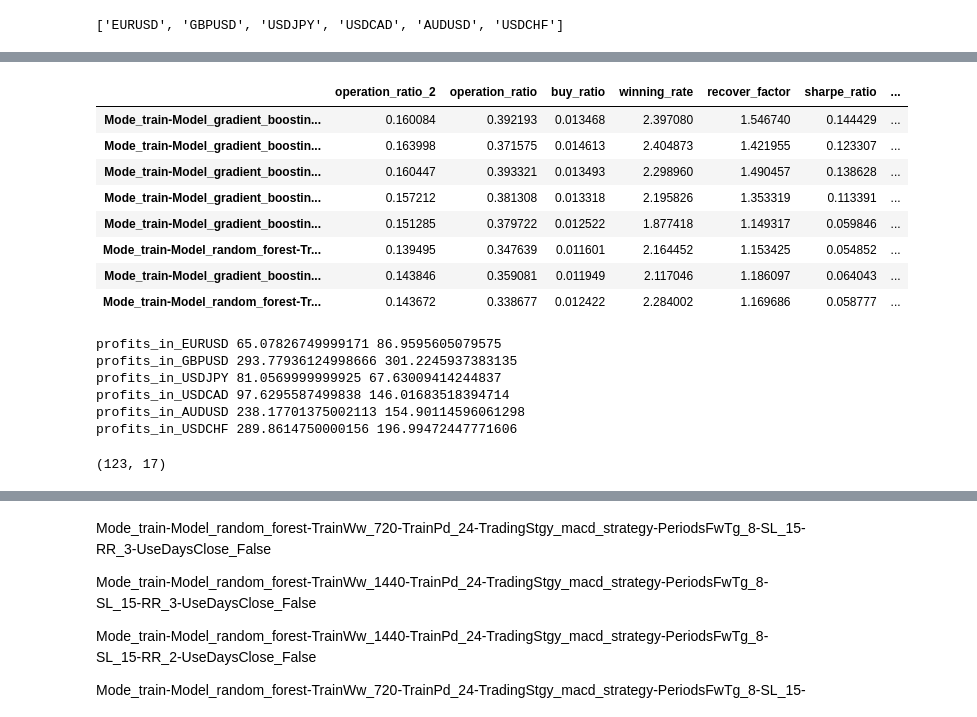
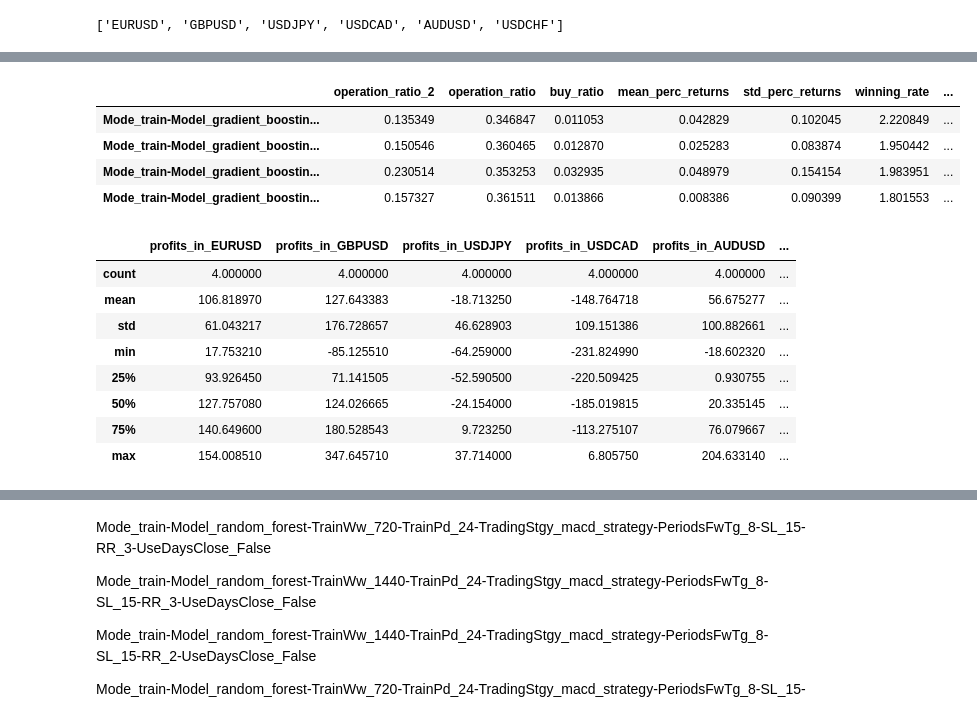
Before and after one commit to SaidJacobo/forex_ml_bot, a Jupyter notebook: see_all_experiments.ipynb, the cells around one changed output, grey strips where cells are left out. Cells and saved outputs as stored; diff of their text form; code cells hidden in the pictures.

```diff
--- a/see_all_experiments.ipynb
+++ b/see_all_experiments.ipynb
@@ -93,5 +101,6 @@ os.listdir('./backbone/data/backtest/experiments')
 # %%
 results_dict = {}
+initial_wallet_value = config['start_money']
 
 for path in os.listdir('./backbone/data/backtest/experiments'):
     if not path.endswith('.csv') and path.startswith('Mode_train'):
@@ -102,7 +111,6 @@ for path in os.listdir('./backbone/data/backtest/experiments'):
             wallet = pd.read_csv(os.path.join('./backbone/data/backtest/experiments', path, 'wallet.csv'))
 
             final_wallet_value = wallet.tail(1).iloc[0]['wallet']
-            initial_wallet_value = 1000
             results_dict[path]['wallet'] = ((final_wallet_value - initial_wallet_value) / initial_wallet_value) * 100
             results_dict[path]['max_drawdown'] = max_drawdown(wallet['wallet'])
         except:
@@ -110,11 +118,17 @@ for path in os.listdir('./backbone/data/backtest/experiments'):
 
         try:
             orders = pd.read_csv(os.path.join('./backbone/data/backtest/experiments', path, 'orders.csv'))
+
+            mean_returns, std_returns = calculate_avg_returns_perc(orders)
+            results_dict[path]['mean_perc_returns'] = mean_returns
+            results_dict[path]['std_perc_returns'] = std_returns
+
+
             results_dict[path]['buys'] = orders[orders['open_time'].notna()].shape[0]
             results_dict[path]['sells'] = orders[orders['close_time'].notna()].shape[0]
 
-            avg_incomes = orders.groupby('ticker')['profit'].sum().mean()
-            results_dict[path]['avg_incomes'] = avg_incomes
+            # avg_incomes = orders.groupby('ticker')['profit'].sum().mean()
+            # results_dict[path]['avg_incomes'] = avg_incomes
             results_dict[path]['good_operations'] = orders[orders['profit'] >= 0].shape[0]
             results_dict[path]['bad_operations'] = orders[orders['profit'] < 0].shape[0]
 
@@ -190,46 +191,44 @@ Index(['wallet', 'max_drawdown', 'buys', 'sells', 'avg_incomes',
        'buy_ratio', 'operation_ratio_2'],
       dtype='object')
 # %%
-results = results[
+positive_results = results[
     [
         'operation_ratio_2',
         'operation_ratio',
         'buy_ratio',
+        'mean_perc_returns',
+        'std_perc_returns',
         'winning_rate',
         'recover_factor',
         'sharpe_ratio',
         'stability_index',
         'max_drawdown',
         'good_operations',
         'bad_operations',
         'wallet',
         'profits_in_EURUSD',
         'profits_in_GBPUSD',
         'profits_in_USDJPY',
         'profits_in_USDCAD',
         'profits_in_AUDUSD',
         'profits_in_USDCHF',
         # 'avg_train_precision',
         # 'avg_test_auc',
     ]
-].sort_values(by=['wallet'], ascending=[False])
+].sort_values(by=['sharpe_ratio'], ascending=[False])
 
-positive_results = results[
-    (results['wallet']>40)
-    & (results['max_drawdown']<=0.25)
-]
+# positive_results = positive_results[
+#     (results['wallet']>100)
+#     & (results['max_drawdown']<=0.16)
+# ]
 
 positive_results
 # %% [output]
-|  | operation_ratio_2 | operation_ratio | buy_ratio | winning_rate | recover_factor | sharpe_ratio | ... |
-| Mode_train-Model_gradient_boostin... | 0.160084 | 0.392193 | 0.013468 | 2.397080 | 1.546740 | 0.144429 | ... |
-| Mode_train-Model_gradient_boostin... | 0.163998 | 0.371575 | 0.014613 | 2.404873 | 1.421955 | 0.123307 | ... |
-| Mode_train-Model_gradient_boostin... | 0.160447 | 0.393321 | 0.013493 | 2.298960 | 1.490457 | 0.138628 | ... |
-| Mode_train-Model_gradient_boostin... | 0.157212 | 0.381308 | 0.013318 | 2.195826 | 1.353319 | 0.113391 | ... |
-| Mode_train-Model_gradient_boostin... | 0.151285 | 0.379722 | 0.012522 | 1.877418 | 1.149317 | 0.059846 | ... |
-| Mode_train-Model_random_forest-Tr... | 0.139495 | 0.347639 | 0.011601 | 2.164452 | 1.153425 | 0.054852 | ... |
-| Mode_train-Model_gradient_boostin... | 0.143846 | 0.359081 | 0.011949 | 2.117046 | 1.186097 | 0.064043 | ... |
-| Mode_train-Model_random_forest-Tr... | 0.143672 | 0.338677 | 0.012422 | 2.284002 | 1.169686 | 0.058777 | ... |
+|  | operation_ratio_2 | operation_ratio | buy_ratio | mean_perc_returns | std_perc_returns | winning_rate | ... |
+| Mode_train-Model_gradient_boostin... | 0.135349 | 0.346847 | 0.011053 | 0.042829 | 0.102045 | 2.220849 | ... |
+| Mode_train-Model_gradient_boostin... | 0.150546 | 0.360465 | 0.012870 | 0.025283 | 0.083874 | 1.950442 | ... |
+| Mode_train-Model_gradient_boostin... | 0.230514 | 0.353253 | 0.032935 | 0.048979 | 0.154154 | 1.983951 | ... |
+| Mode_train-Model_gradient_boostin... | 0.157327 | 0.361511 | 0.013866 | 0.008386 | 0.090399 | 1.801553 | ... |
 # %%
 columns = [
     'profits_in_EURUSD',
@@ -240,15 +239,17 @@ columns = [
     'profits_in_USDCHF'
 ]
 
-for column in columns:
-    print(column, positive_results[column].mean(), positive_results[column].std())
+positive_results[columns].describe()
 # %% [output]
-profits_in_EURUSD 65.07826749999171 86.9595605079575
-profits_in_GBPUSD 293.77936124998666 301.2245937383135
-profits_in_USDJPY 81.0569999999925 67.63009414244837
-profits_in_USDCAD 97.6295587499838 146.01683518394714
-profits_in_AUDUSD 238.17701375002113 154.90114596061298
-profits_in_USDCHF 289.8614750000156 196.99472447771606
+|  | profits_in_EURUSD | profits_in_GBPUSD | profits_in_USDJPY | profits_in_USDCAD | profits_in_AUDUSD | ... |
+| count | 4.000000 | 4.000000 | 4.000000 | 4.000000 | 4.000000 | ... |
+| mean | 106.818970 | 127.643383 | -18.713250 | -148.764718 | 56.675277 | ... |
+| std | 61.043217 | 176.728657 | 46.628903 | 109.151386 | 100.882661 | ... |
+| min | 17.753210 | -85.125510 | -64.259000 | -231.824990 | -18.602320 | ... |
+| 25% | 93.926450 | 71.141505 | -52.590500 | -220.509425 | 0.930755 | ... |
+| 50% | 127.757080 | 124.026665 | -24.154000 | -185.019815 | 20.335145 | ... |
+| 75% | 140.649600 | 180.528543 | 9.723250 | -113.275107 | 76.079667 | ... |
+| max | 154.008510 | 347.645710 | 37.714000 | 6.805750 | 204.633140 | ... |
 # %%
 # results.loc[
 #     [
@@ -260,10 +261,8 @@ profits_in_USDCHF 289.8614750000156 196.99472447771606
 #     ]
 # ]
 # %%
-filter_results = results[results['wallet']>0]
-filter_results.shape
+# filter_results = results[results['wallet']>0]
+# filter_results.shape
-# %% [output]
-(123, 17)
 # %%
 import time
 import matplotlib.pyplot as plt
```
Also changed, not shown: parts of 14 cells of this notebook, 14 other files.
